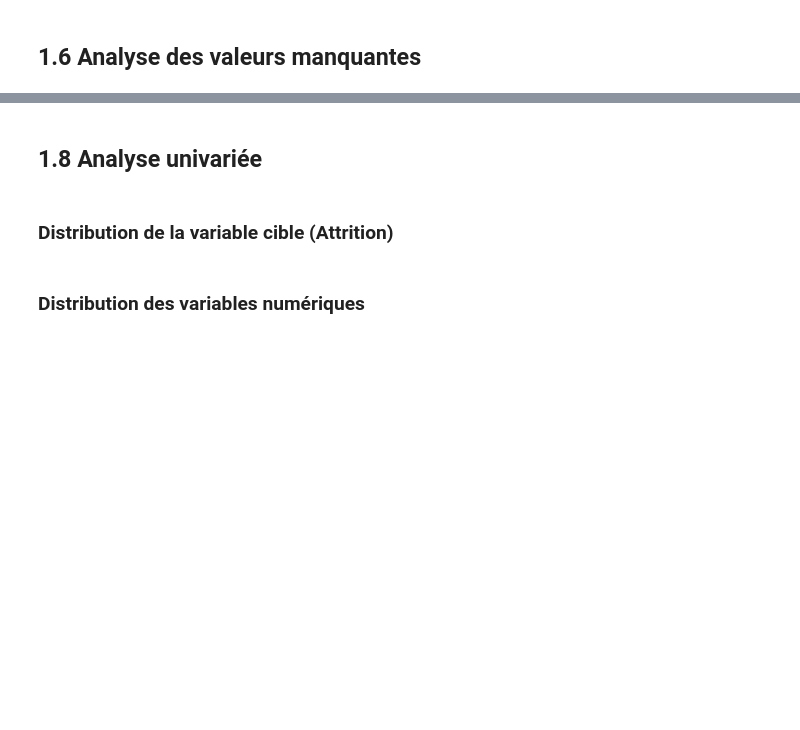
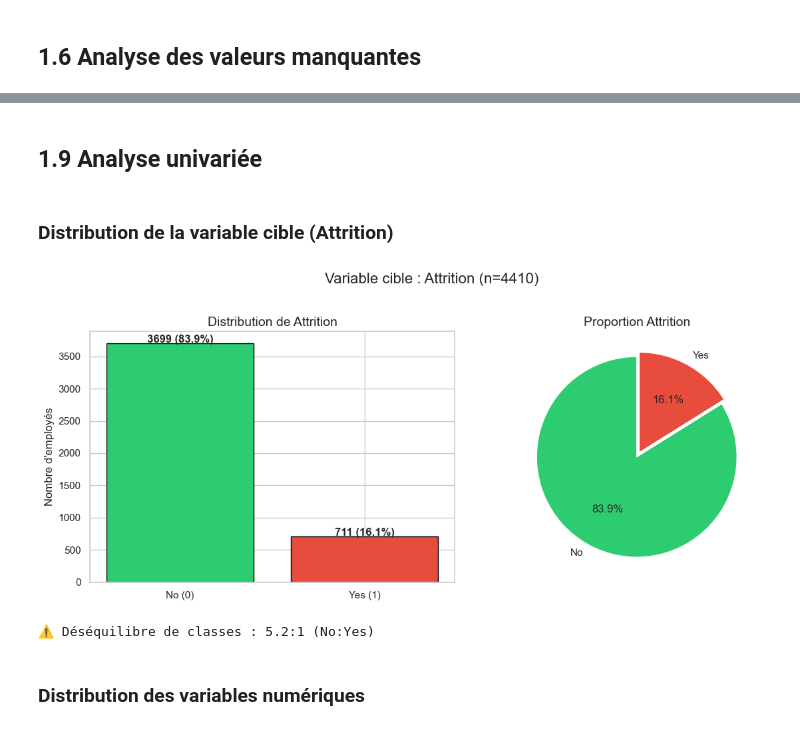
Before and after one commit to Akkuro/Ethical-turnover-analysis, a Jupyter notebook: src/main.ipynb, the cells around one changed output, grey strips where cells are left out. Saved outputs shown, nothing was run; the diff lists cells and outputs as text; code cells hidden in the pictures; blank space fills up the shorter version.

```diff
--- a/src/main.ipynb
+++ b/src/main.ipynb
@@ -188,39 +326,22 @@ plt.show()
 # %%
-# Encoder Attrition en binaire
-df['Attrition'] = df['Attrition'].map({'Yes': 1, 'No': 0})
-
-# Identifier les colonnes constantes
-constant_cols = [col for col in df.columns if df[col].nunique() <= 1]
-print(f"Colonnes constantes : {constant_cols}")
-
-# --- Colonnes à supprimer ---
-# 1) Techniques : constantes + identifiant
-cols_to_drop = constant_cols + ['EmployeeID']
-for c in ['Over18', 'StandardHours', 'EmployeeCount']:
-    if c in df.columns and c not in cols_to_drop:
-        cols_to_drop.append(c)
-
-# 2) Éthiques : critères protégés (discrimination directe)
+# --- Suppressions éthiques ---
+# 1) Critères protégés (discrimination directe)
 ethical_protected = ['Gender', 'Age', 'MaritalStatus']
 
-# 3) Éthiques : métriques de surveillance issues du pointage
+# 2) Métriques de surveillance issues du pointage
 ethical_surveillance = ['avg_work_hours', 'std_work_hours', 'days_absent']
 
-# 4) Pragmatique : variable non actionnable par l'entreprise
+# 3) Variable non actionnable par l'entreprise
 non_actionable = ['DistanceFromHome']
 
-cols_to_drop_ethical = [c for c in ethical_protected + ethical_surveillance + non_actionable if c in df.columns]
+cols_to_drop_ethical = [c for c in ethical_protected + ethical_surveillance + non_actionable
+                        if c in df.columns]
 
-print(f"\n--- Suppressions techniques ---")
-print(f"Colonnes constantes / inutiles : {[c for c in cols_to_drop if c in df.columns]}")
-print(f"\n--- Suppressions éthiques ---")
+print("--- Suppressions éthiques ---")
 print(f"Critères protégés (loi anti-discrimination) : {[c for c in ethical_protected if c in df.columns]}")
 print(f"Surveillance comportementale (RGPD art. 22) : {[c for c in ethical_surveillance if c in df.columns]}")
-print(f"\n--- Suppressions pragmatiques ---")
-print(f"Non actionnable par l'entreprise : {[c for c in non_actionable if c in df.columns]}")
+print(f"Non actionnable par l'entreprise             : {[c for c in non_actionable if c in df.columns]}")
 
-all_to_drop = list(set(cols_to_drop + cols_to_drop_ethical))
-df = df.drop(columns=[c for c in all_to_drop if c in df.columns])
-
-print(f"\nTotal colonnes supprimées : {len([c for c in all_to_drop if c in df.columns or c in all_to_drop])}")
-print(f"Dataset après nettoyage : {df.shape}")
+df = df.drop(columns=cols_to_drop_ethical)
+print(f"\nDataset éthique : {df.shape}")
+print(f"Colonnes restantes : {list(df.columns)}")
@@ -239,29 +356,30 @@ print(f"\nValeurs manquantes restantes : {df.isnull().sum().sum()}")
 # %% [markdown]
-## 1.8 Analyse univariée
+## 1.9 Analyse univariée
 # %% [markdown]
 ### Distribution de la variable cible (Attrition)
 # %%
 fig, axes = plt.subplots(1, 2, figsize=(12, 5))
 
-# Countplot
 counts = df['Attrition'].value_counts()
 colors = ['#2ecc71', '#e74c3c']
 axes[0].bar(['No (0)', 'Yes (1)'], counts.values, color=colors, edgecolor='black')
 axes[0].set_title('Distribution de Attrition', fontsize=14)
-axes[0].set_ylabel('Nombre d\'employés')
+axes[0].set_ylabel("Nombre d'employés")
 for i, v in enumerate(counts.values):
     axes[0].text(i, v + 10, f'{v} ({v/len(df)*100:.1f}%)', ha='center', fontweight='bold')
 
-# Pie chart
 axes[1].pie(counts.values, labels=['No', 'Yes'], autopct='%1.1f%%',
             colors=colors, startangle=90, explode=[0, 0.05])
 axes[1].set_title('Proportion Attrition', fontsize=14)
 
 plt.suptitle(f'Variable cible : Attrition (n={len(df)})', fontsize=16, y=1.02)
 plt.tight_layout()
 plt.show()
 
 print(f"\n⚠️ Déséquilibre de classes : {counts[0]/counts[1]:.1f}:1 (No:Yes)")
+# %% [output]
+[figure, added]
+⚠️ Déséquilibre de classes : 5.2:1 (No:Yes)
 # %% [markdown]
 ### Distribution des variables numériques
 # %%
```
Also changed, not shown: parts of 86 cells of this notebook, 1 other file.
